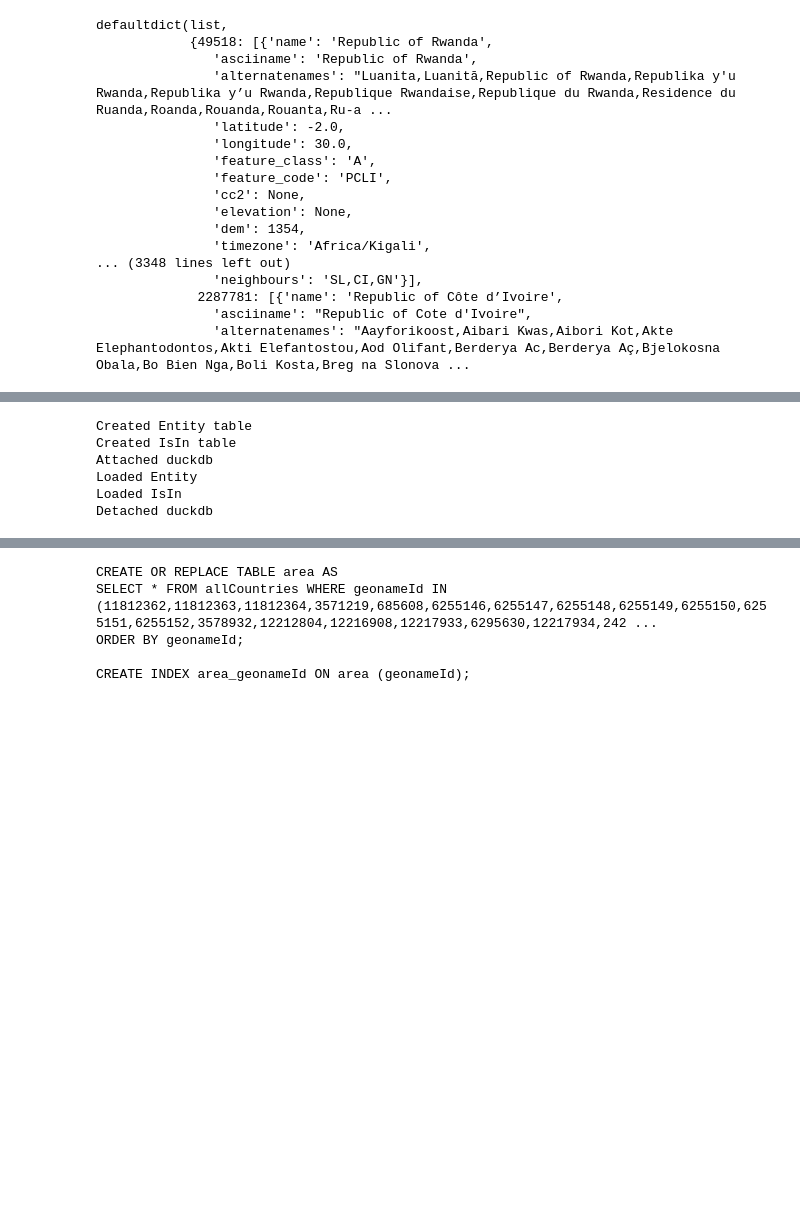
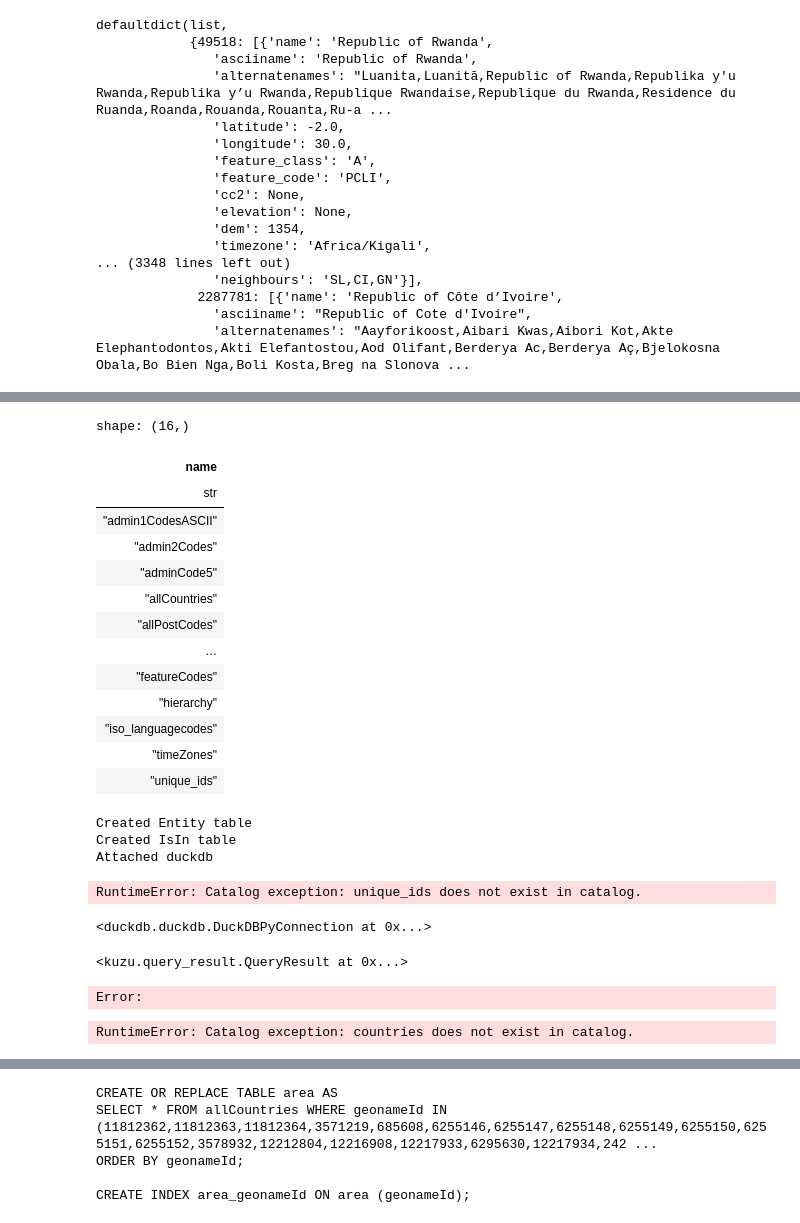
Before and after one commit to SamBroomy/heisenberg, a Jupyter notebook: test.ipynb, the cells around one changed output, grey strips where cells are left out. Drawn from its saved outputs; the diff is of its cells as text; code cells hidden in the pictures; blank space fills up the shorter version.

```diff
--- a/test.ipynb
+++ b/test.ipynb
@@ -915,10 +914,42 @@ shape: (1, 30)
 | geonameId | score | name | asciiname | alternatenames | latitude | longitude | feature_class | feature_code | ... |
 | u32 | f32 | str | str | str | f32 | f32 | str | str | ... |
 | 2623032 | 8.848571 | "Kingdom of Denmark" | "Kingdom of Denmark" | "An Danmhairg,DK,Daeaenmark,Dae… | 56.0 | 10.0 | "A" | "PCLI" | ... |
+# %%
+con.execute("SHOW TABLES").pl()["name"]
+# %% [output]
+shape: (16,)
+| name |
+| str |
+| "admin1CodesASCII" |
+| "admin2Codes" |
+| "adminCode5" |
+| "allCountries" |
+| "allPostCodes" |
+| … |
+| "featureCodes" |
+| "hierarchy" |
+| "iso_languagecodes" |
+| "timeZones" |
+| "unique_ids" |
 # %%
 gdb_path = Path("./data/db/graph_db")
 gdb_path.mkdir(parents=True, exist_ok=True)
 gdb = kz.Database(gdb_path.as_posix())
+# Then reopen DuckDB connection and create the necessary kuzu-specific views
+#con = duckdb.connect(database=duck_db_path.as_posix())
+# Create views specifically for Kuzu with only the columns it needs
+# con.execute("""
+# CREATE OR REPLACE VIEW unique_ids_kuzu AS
+# SELECT geonameId, name, feature_class, feature_code
+# FROM unique_ids;
+# """)
+
+# con.execute("""
+# CREATE OR REPLACE VIEW hierarchy_kuzu AS
+# SELECT parentId, childId, type
+# FROM hierarchy;
+# """)
+con.close()  # Close to ensure views are persisted
 
 conn = kz.Connection(gdb)
 conn.execute("INSTALL duckdb;")
@@ -949,9 +980,10 @@ are_edges = (
 )
 
 if not are_nodes or not are_edges:
-    conn.execute("CALL clear_attached_db_cache() RETURN *;")
+    conn.execute("CALL clear_attached_db_cache();")  # RETURN *;")
+    con.close()
 
-    conn.execute(f"ATTACH '{duck_db_path.absolute()}' AS du (dbtype 'duckdb');")
+    conn.execute(f"ATTACH '{duck_db_path.absolute()}' AS du (dbtype duckdb);")
     print("Attached duckdb")
     if not are_nodes:
         conn.execute(
@@ -969,9 +1001,44 @@ if not are_nodes or not are_edges:
 Created Entity table
 Created IsIn table
 Attached duckdb
-Loaded Entity
-Loaded IsIn
-Detached duckdb
+RuntimeError: Catalog exception: unique_ids does not exist in catalog.
+# %%
+import duckdb
+import kuzu as kz
+from pathlib import Path
+
+conn = duckdb.connect('university.db')
+
+# Insert data to person table
+conn.execute("CREATE TABLE IF NOT EXISTS person (name VARCHAR, age INTEGER);")
+conn.execute("INSERT INTO person values ('Alice', 30);")
+conn.execute("INSERT INTO person values ('Bob', 27);")
+conn.execute("INSERT INTO person values ('Carol', 19);")
+conn.execute("INSERT INTO person values ('Dan', 25);")
+conn.close()
+# %% [output]
+<duckdb.duckdb.DuckDBPyConnection at 0x...>
+# %%
+gdb_path = Path("./data/db/graph_db")
+gdb_path.mkdir(parents=True, exist_ok=True)
+gdb = kz.Database(gdb_path.as_posix())
+conn = kz.Connection(gdb)
+conn.execute("INSTALL duckdb;")
+conn.execute("LOAD EXTENSION duckdb;")
+conn.execute("CALL clear_attached_db_cache()")
+# %% [output]
+<kuzu.query_result.QueryResult at 0x...>
+# %%
+duck_db_path = Path("university.db")
+
+conn.execute(f"ATTACH '{duck_db_path.absolute()}' AS du (dbtype duckdb);")
+# %% [output]
+Error:
+# %%
+
+conn.execute("LOAD FROM du.countries RETURN *")
+# %% [output]
+RuntimeError: Catalog exception: countries does not exist in catalog.
 # %%
 def get_children_query(geoname_id: int) -> str:
     query = f"""MATCH (p:Entity {{geonameId: {geoname_id}}})-[:IsIn]->(c:Entity)
```
Also changed, not shown: parts of 7 cells of this notebook, 4 other files.
